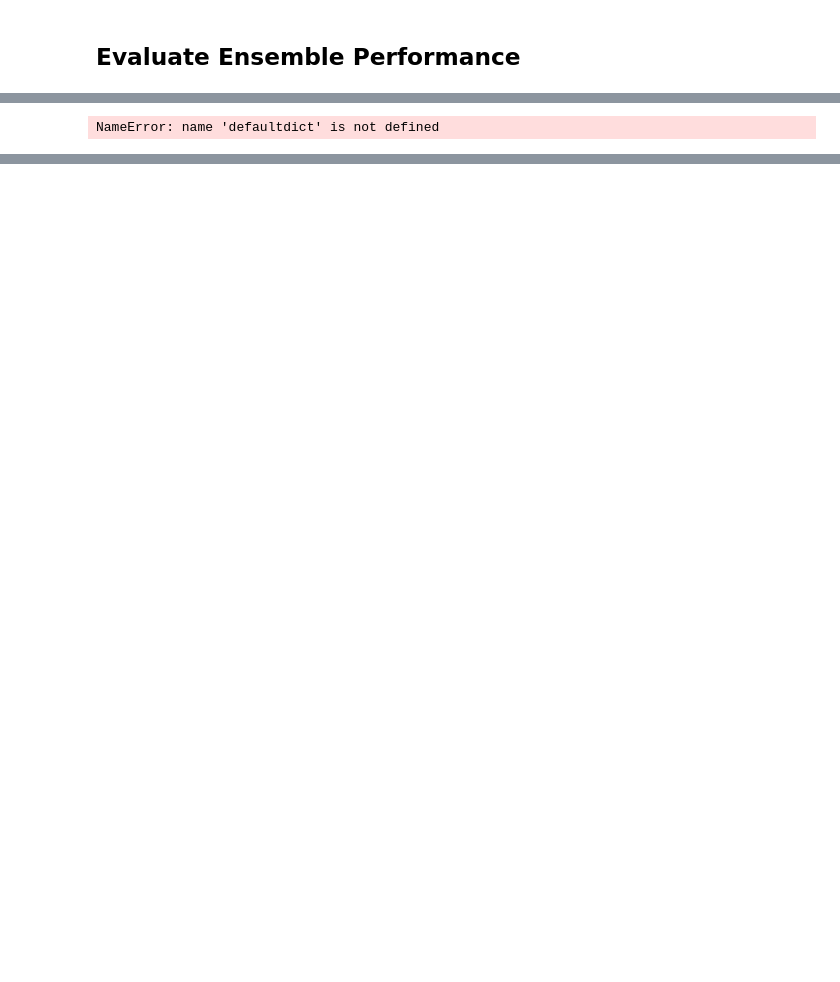
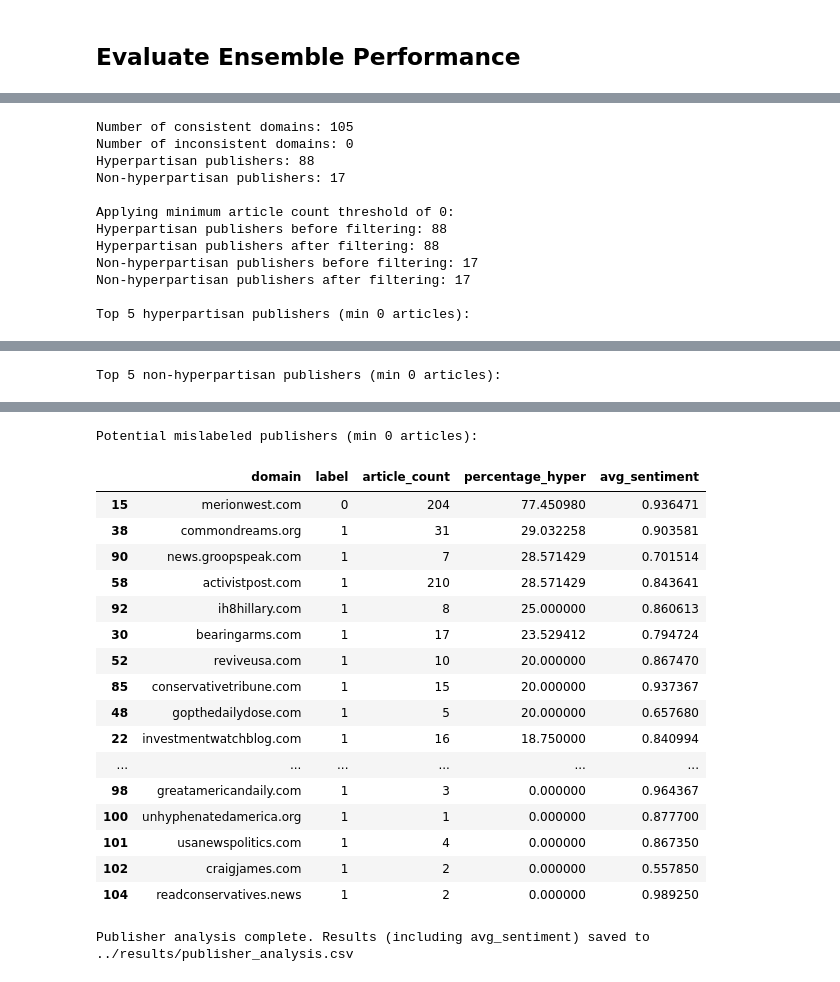
Before and after one commit to badaa002/DAT550-2025---Hyperpartisan-News-Detection-, a Jupyter notebook: notebooks/xml_roberta_phase2.ipynb, the cells around one changed output, grey strips where cells are left out. Saved outputs shown, nothing was run; the diff lists cells and outputs as text; code cells hidden in the pictures; blank space fills up the shorter version.

Commit message:
Work on publisher analysis

```diff
--- a/notebooks/xml_roberta_phase2.ipynb
+++ b/notebooks/xml_roberta_phase2.ipynb
@@ -155,15 +163,14 @@ AUC: 0.64
 <Figure size 640x480 with 0 Axes>
 # %%
 # Set minimum article count threshold
-MIN_ARTICLE_COUNT = 10  # You can adjust this value based on your needs
+MIN_ARTICLE_COUNT = 0
 
-# Step 1: Create domain stats with label, prediction, and sentiment information
 domain_stats = defaultdict(lambda: {
     'count': 0,
     'labels': set(),
     'pred_hyper_count': 0,
-    'sentiment_sum': 0.0,  # Initialize sentiment score sum
-    'original_indices': []  # Track which rows belong to this domain
+    'sentiment_sum': 0.0,
+    'original_indices': []
 })
 
 # Collect domain statistics
@@ -270,4 +277,15 @@ consistent_df.to_csv("../results/publisher_analysis.csv", index=False,
 
 print("\nPublisher analysis complete. Results (including avg_sentiment) saved to ../results/publisher_analysis.csv")
 # %% [output]
-NameError: name 'defaultdict' is not defined
+Number of consistent domains: 105
+Number of inconsistent domains: 0
+Hyperpartisan publishers: 88
+Non-hyperpartisan publishers: 17
+
+Applying minimum article count threshold of 0:
+Hyperpartisan publishers before filtering: 88
+Hyperpartisan publishers after filtering: 88
+Non-hyperpartisan publishers before filtering: 17
+Non-hyperpartisan publishers after filtering: 17
+
+Top 5 hyperpartisan publishers (min 0 articles):
@@ -273,0 +298 @@ NameError: name 'defaultdict' is not defined
+Top 5 non-hyperpartisan publishers (min 0 articles):
@@ -274,3 +305,22 @@ NameError: name 'defaultdict' is not defined
+Potential mislabeled publishers (min 0 articles):
+|  | domain | label | article_count | percentage_hyper | avg_sentiment |
+| 15 | merionwest.com | 0 | 204 | 77.450980 | 0.936471 |
+| 38 | commondreams.org | 1 | 31 | 29.032258 | 0.903581 |
+| 90 | news.groopspeak.com | 1 | 7 | 28.571429 | 0.701514 |
+| 58 | activistpost.com | 1 | 210 | 28.571429 | 0.843641 |
+| 92 | ih8hillary.com | 1 | 8 | 25.000000 | 0.860613 |
+| 30 | bearingarms.com | 1 | 17 | 23.529412 | 0.794724 |
+| 52 | reviveusa.com | 1 | 10 | 20.000000 | 0.867470 |
+| 85 | conservativetribune.com | 1 | 15 | 20.000000 | 0.937367 |
+| 48 | gopthedailydose.com | 1 | 5 | 20.000000 | 0.657680 |
+| 22 | investmentwatchblog.com | 1 | 16 | 18.750000 | 0.840994 |
+| ... | ... | ... | ... | ... | ... |
+| 98 | greatamericandaily.com | 1 | 3 | 0.000000 | 0.964367 |
+| 100 | unhyphenatedamerica.org | 1 | 1 | 0.000000 | 0.877700 |
+| 101 | usanewspolitics.com | 1 | 4 | 0.000000 | 0.867350 |
+| 102 | craigjames.com | 1 | 2 | 0.000000 | 0.557850 |
+| 104 | readconservatives.news | 1 | 2 | 0.000000 | 0.989250 |
+Publisher analysis complete. Results (including avg_sentiment) saved to ../results/publisher_analysis.csv
 # %%
 # Find examples of hyperpartisan predictions from non-hyperpartisan sources
 def get_misclassification_examples(test_data, y_pred, y_pred_proba, filtered_mislabeled, tokenizer, max_length=512, num_examples=3):
```
Also changed, not shown: parts of 11 cells of this notebook, 2 other files.
